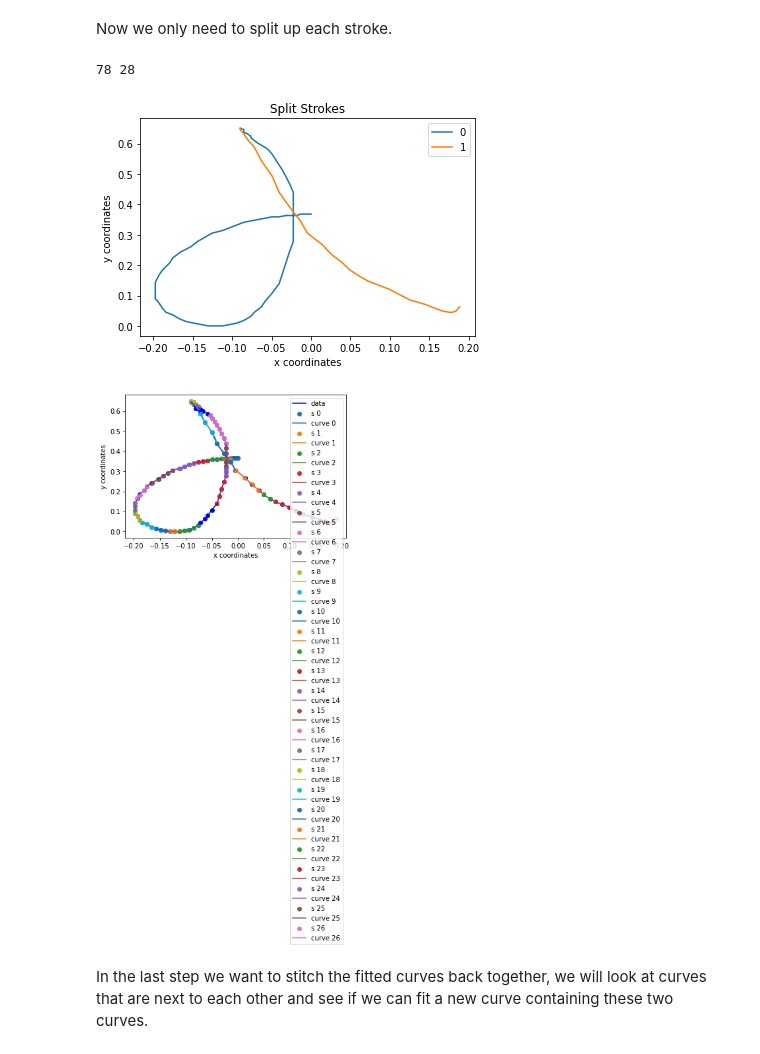
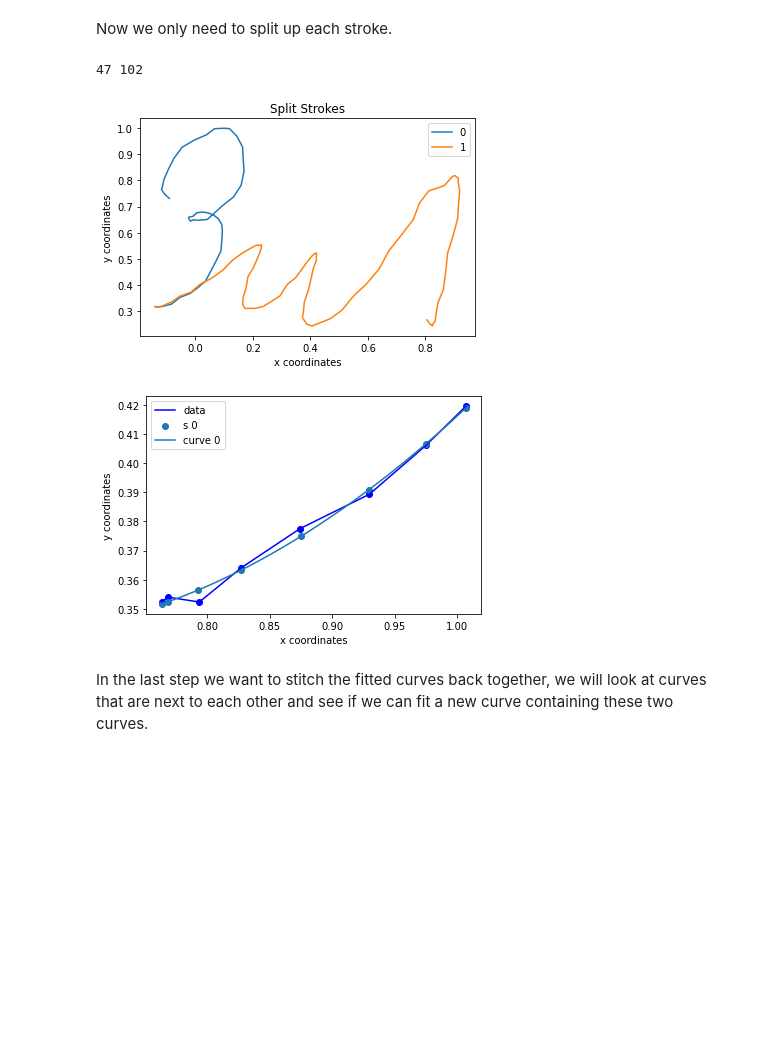
Before and after one commit to Redjeepkaiser/AutoWrite, a Jupyter notebook: src/notebooks/Input Representation.ipynb, the cells around one changed output. Drawn from its saved outputs; the diff is of its cells as text; code cells hidden in the pictures; blank space fills up the shorter version.

```diff
--- a/src/notebooks/Input Representation.ipynb
+++ b/src/notebooks/Input Representation.ipynb
@@ -9,7 +9,7 @@ In this project we improve handwriting. Initial representation of handwriting is
 # %% [markdown]
 The data we will be using as an example is stored in a csv file. In this case we will use the file to which the program AutoWrite writes it output.
 # %%
-path = "./input_example.npy"
+path = "./test.npy"
 # %% [markdown]
 Next we will retrieve this data using numpy which will will also use for the rest of our data manipulation.
 # %%
@@ -653,5 +665,5 @@ def fit_curve_newton_step(data, delta=0.05, precision=0.05, maxiter=10, debug=Fa
 
     return PE, s, prev_error
 
-res = fit_curve_newton_step(normalized_timestamps[0], debug=True)
+res = fit_curve_newton_step(normalized_timestamps[1], debug=True)
 # %% [output]
@@ -723,12 +742,12 @@ def split_datapoints(stroke):
     return None
 
 
-a, b = split_datapoints(normalized_timestamps[0])
+a, b = split_datapoints(normalized_timestamps[2])
 print(len(a), len(b))
 plot_strokes([a, b], "Split Strokes")
 # %% [output]
-78 28
+47 102
-[figure, old version]
+[figure, new version]
 # %%
 def fit_datapoints(datapoints, precision=0.001):
     res = fit_curve_newton_step(datapoints)
@@ -755,6 +774,8 @@ def fit_datapoints(datapoints, precision=0.001):
 
             if res_s:
                 curves.extend(res_s)
+        else:
+            curves.append([PE, s, stdev, datapoints])
     else:
         curves.append([PE, s, stdev, datapoints])
 
@@ -762,25 +783,25 @@ def fit_datapoints(datapoints, precision=0.001):
 # %%
 def plot_fitted_curves_with_data(curves, data):
     D = data[data[:, 2] >= 0]
     plt.scatter(D[:, 0], D[:, 1], color="b")
     plt.plot(D[:, 0], D[:, 1], label="data", color="b")
 
     for i, (P, s, _, _) in enumerate(curves):
         curve_points = makeSMatrix(s, 4)@P
         curve = makeSMatrix(np.linspace(s[0], s[-1], 1000), 4)@P
         plt.scatter(curve_points[:, 0], curve_points[:, 1], label=f"s {i}")
         plt.plot(curve[:, 0], curve[:, 1], label=f"curve {i}")
 
     plt.xlabel("x coordinates")
     plt.ylabel("y coordinates")
     plt.legend()
     plt.show()
 
-t = 0
+t = 3
 fitted_curves = fit_datapoints(normalized_timestamps[t])
 plot_fitted_curves_with_data(fitted_curves, normalized_timestamps[t])
 # %% [output]
-[figure, old version]
+[figure, new version]
 # %% [markdown]
 In the last step we want to stitch the fitted curves back together, we will look at curves that are next to each other and see if we can fit a new curve containing these two curves.
 # %%
```
Also changed, not shown: parts of 28 cells of this notebook, 11 other files.
